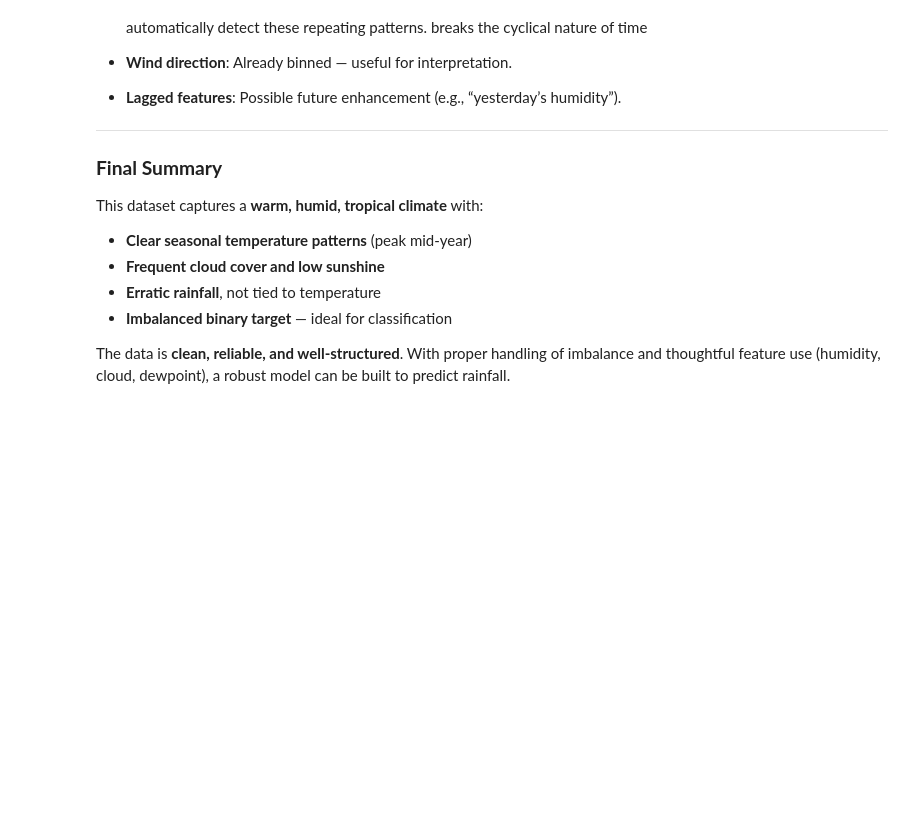
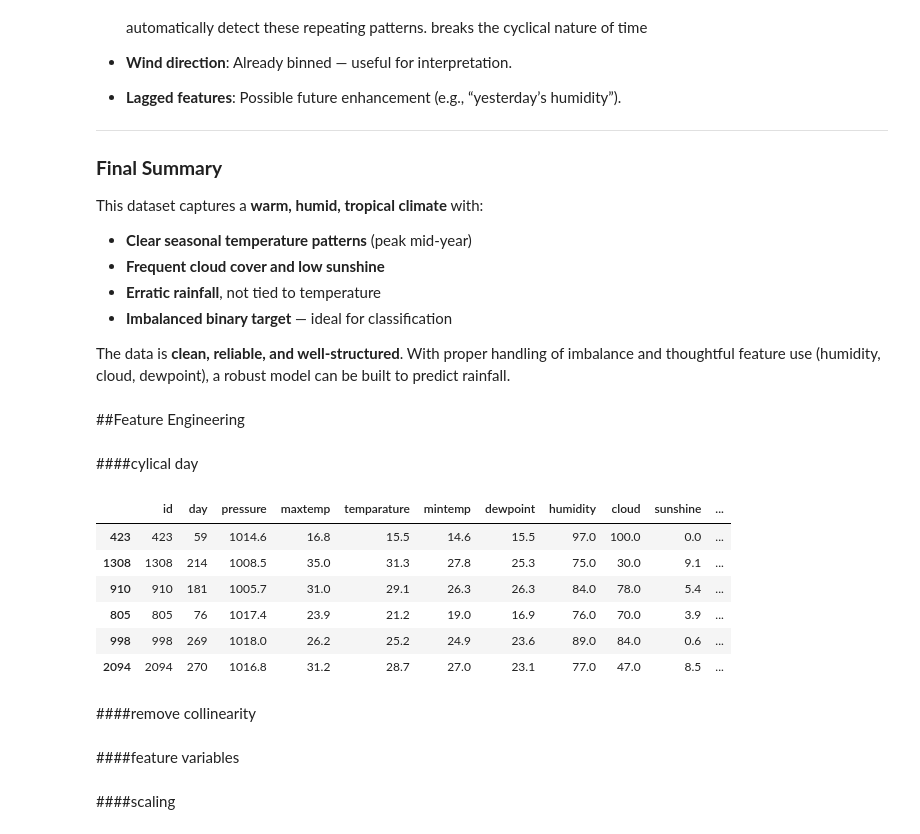
Before and after one commit to ayushsyntax/SkyCast, a Jupyter notebook: projectRain.ipynb, the cells around one changed output. Drawn from its saved outputs; the diff is of its cells as text; code cells hidden in the pictures; blank space fills up the shorter version.

```diff
--- a/projectRain.ipynb
+++ b/projectRain.ipynb
@@ -593,3 +600,31 @@ This dataset captures a **warm, humid, tropical climate** with:
 - **Imbalanced binary target** — ideal for classification
 
 The data is **clean, reliable, and well-structured**. With proper handling of imbalance and thoughtful feature use (humidity, cloud, dewpoint), a robust model can be built to predict rainfall.
+# %% [markdown]
+##Feature Engineering
+# %% [markdown]
+####cylical day
+# %%
+import numpy as np
+# Day of year: values are 1 to 365/366 (assuming continuous, not date objects)
+max_day = train['day'].max()  # Typically 365 or 366
+train['day_sin'] = np.sin(2 * np.pi * train['day'] / max_day)
+train['day_cos'] = np.cos(2 * np.pi * train['day'] / max_day)
+test['day_sin'] = np.sin(2 * np.pi * test['day'] / max_day)
+test['day_cos'] = np.cos(2 * np.pi * test['day'] / max_day)
+
+# Optionally, extract 'month' and use one-hot encoding or treat as categorical
+train['month'] = ((train['day'] - 1) // 30 + 1).clip(upper=12)
+test['month'] = ((test['day'] - 1) // 30 + 1).clip(upper=12)
+# %%
+train.sample(6)
+# %% [output]
+|  | id | day | pressure | maxtemp | temparature | mintemp | dewpoint | humidity | cloud | sunshine | ... |
+| 423 | 423 | 59 | 1014.6 | 16.8 | 15.5 | 14.6 | 15.5 | 97.0 | 100.0 | 0.0 | ... |
+| 1308 | 1308 | 214 | 1008.5 | 35.0 | 31.3 | 27.8 | 25.3 | 75.0 | 30.0 | 9.1 | ... |
+| 910 | 910 | 181 | 1005.7 | 31.0 | 29.1 | 26.3 | 26.3 | 84.0 | 78.0 | 5.4 | ... |
+| 805 | 805 | 76 | 1017.4 | 23.9 | 21.2 | 19.0 | 16.9 | 76.0 | 70.0 | 3.9 | ... |
+| 998 | 998 | 269 | 1018.0 | 26.2 | 25.2 | 24.9 | 23.6 | 89.0 | 84.0 | 0.6 | ... |
+| 2094 | 2094 | 270 | 1016.8 | 31.2 | 28.7 | 27.0 | 23.1 | 77.0 | 47.0 | 8.5 | ... |
+# %% [markdown]
+####remove collinearity
@@ -595,0 +634,2 @@ The data is **clean, reliable, and well-structured**. With proper handling of im
+# %% [markdown]
+####feature variables
@@ -595,0 +639,2 @@ The data is **clean, reliable, and well-structured**. With proper handling of im
+# %% [markdown]
+####scaling
```
Also changed, not shown: parts of 22 cells of this notebook.
